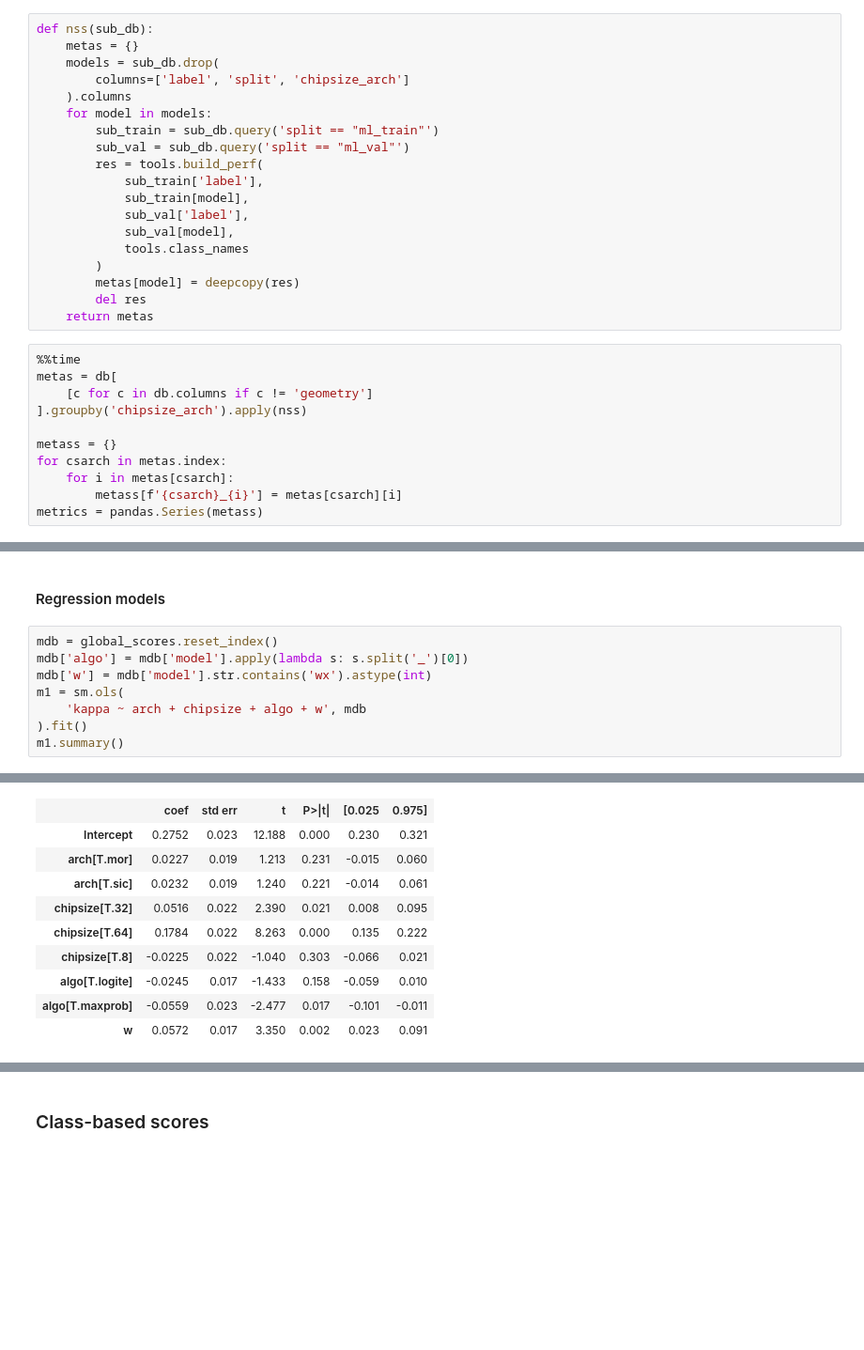
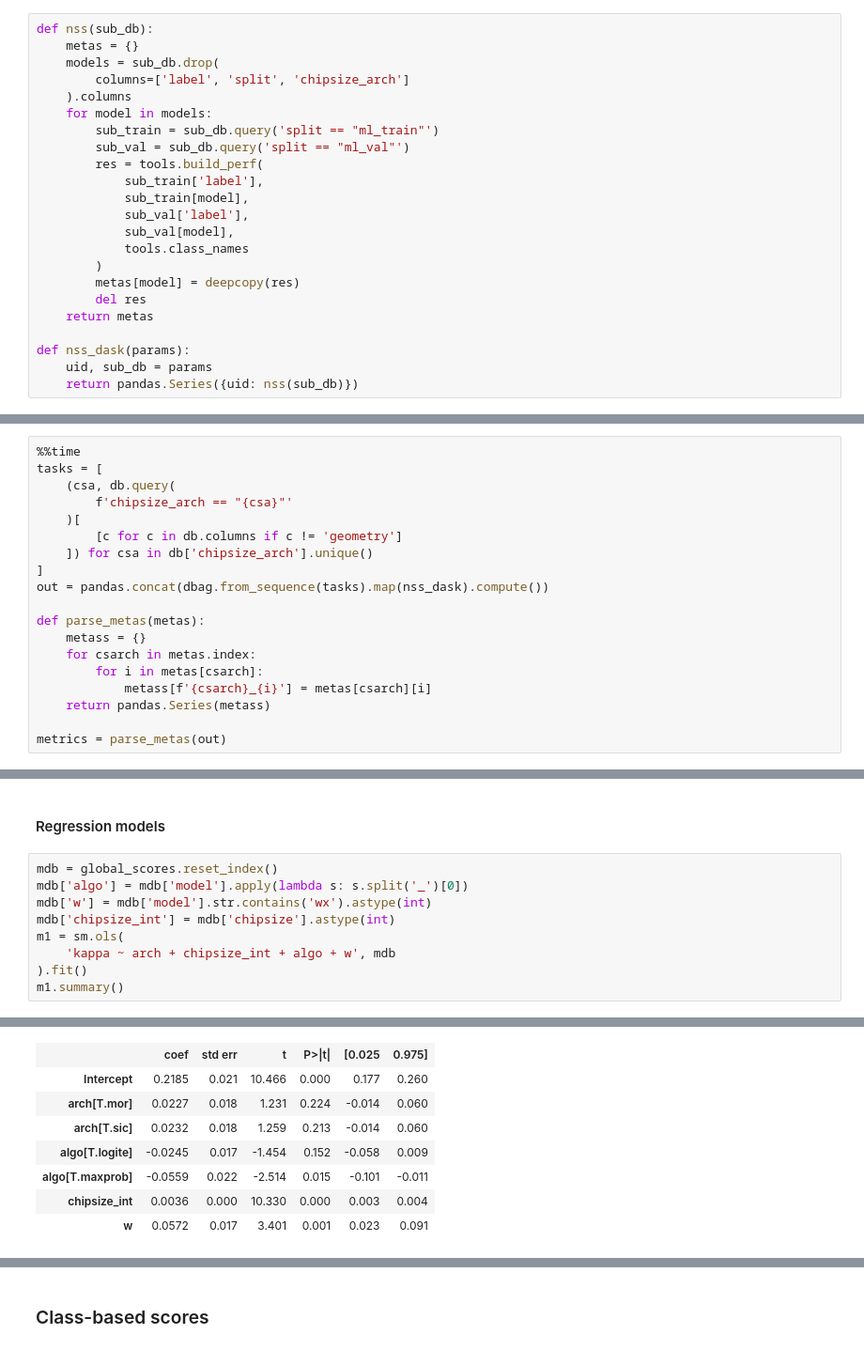
Before and after one commit to urbangrammarai/signature_ai, a Jupyter notebook: ai_experiments/production_model_performance.ipynb, the cells around one changed output, grey strips where cells are left out. Shown at 94% size. Saved outputs shown, nothing was run; the diff lists cells and outputs as text; blank space fills up the shorter version.

```diff
--- a/ai_experiments/production_model_performance.ipynb
+++ b/ai_experiments/production_model_performance.ipynb
@@ -83,14 +85,7 @@ def nss(sub_db):
         metas[model] = deepcopy(res)
         del res
     return metas
+
+def nss_dask(params):
+    uid, sub_db = params
+    return pandas.Series({uid: nss(sub_db)})
-# %%
-%%time
-metas = db[
-    [c for c in db.columns if c != 'geometry']
-].groupby('chipsize_arch').apply(nss)
-
-metass = {}
-for csarch in metas.index:
-    for i in metas[csarch]:
-        metass[f'{csarch}_{i}'] = metas[csarch][i]
-metrics = pandas.Series(metass)
@@ -99,0 +97,19 @@ Wall time: 4min 3s
+# %%
+%%time
+tasks = [
+    (csa, db.query(
+        f'chipsize_arch == "{csa}"'
+    )[
+        [c for c in db.columns if c != 'geometry']
+    ]) for csa in db['chipsize_arch'].unique()
+]
+out = pandas.concat(dbag.from_sequence(tasks).map(nss_dask).compute())
+
+def parse_metas(metas):
+    metass = {}
+    for csarch in metas.index:
+        for i in metas[csarch]:
+            metass[f'{csarch}_{i}'] = metas[csarch][i]
+    return pandas.Series(metass)
+
+metrics = parse_metas(out)
@@ -160,8 +193,9 @@ for score in global_scores:
 mdb = global_scores.reset_index()
 mdb['algo'] = mdb['model'].apply(lambda s: s.split('_')[0])
 mdb['w'] = mdb['model'].str.contains('wx').astype(int)
+mdb['chipsize_int'] = mdb['chipsize'].astype(int)
 m1 = sm.ols(
-    'kappa ~ arch + chipsize + algo + w', mdb
+    'kappa ~ arch + chipsize_int + algo + w', mdb
 ).fit()
 m1.summary()
 # %% [output]
@@ -177,11 +211,9 @@ OLS Regression Results
 | Covariance Type: | nonrobust |  |  |
 |  | coef | std err | t | P>|t| | [0.025 | 0.975] |
-| Intercept | 0.2752 | 0.023 | 12.188 | 0.000 | 0.230 | 0.321 |
-| arch[T.mor] | 0.0227 | 0.019 | 1.213 | 0.231 | -0.015 | 0.060 |
-| arch[T.sic] | 0.0232 | 0.019 | 1.240 | 0.221 | -0.014 | 0.061 |
-| chipsize[T.32] | 0.0516 | 0.022 | 2.390 | 0.021 | 0.008 | 0.095 |
-| chipsize[T.64] | 0.1784 | 0.022 | 8.263 | 0.000 | 0.135 | 0.222 |
-| chipsize[T.8] | -0.0225 | 0.022 | -1.040 | 0.303 | -0.066 | 0.021 |
-| algo[T.logite] | -0.0245 | 0.017 | -1.433 | 0.158 | -0.059 | 0.010 |
-| algo[T.maxprob] | -0.0559 | 0.023 | -2.477 | 0.017 | -0.101 | -0.011 |
-| w | 0.0572 | 0.017 | 3.350 | 0.002 | 0.023 | 0.091 |
+| Intercept | 0.2185 | 0.021 | 10.466 | 0.000 | 0.177 | 0.260 |
+| arch[T.mor] | 0.0227 | 0.018 | 1.231 | 0.224 | -0.014 | 0.060 |
+| arch[T.sic] | 0.0232 | 0.018 | 1.259 | 0.213 | -0.014 | 0.060 |
+| algo[T.logite] | -0.0245 | 0.017 | -1.454 | 0.152 | -0.058 | 0.009 |
+| algo[T.maxprob] | -0.0559 | 0.022 | -2.514 | 0.015 | -0.101 | -0.011 |
+| chipsize_int | 0.0036 | 0.000 | 10.330 | 0.000 | 0.003 | 0.004 |
+| w | 0.0572 | 0.017 | 3.401 | 0.001 | 0.023 | 0.091 |
```
Also changed, not shown: parts of 52 cells of this notebook, 2 other files.
